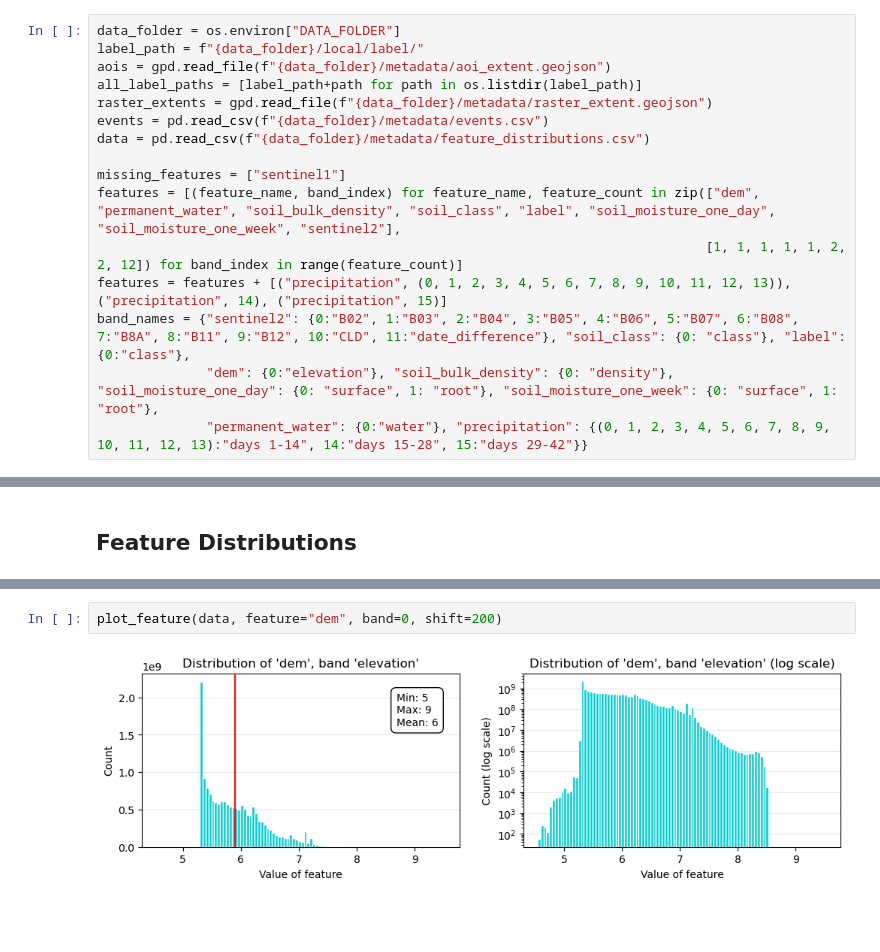
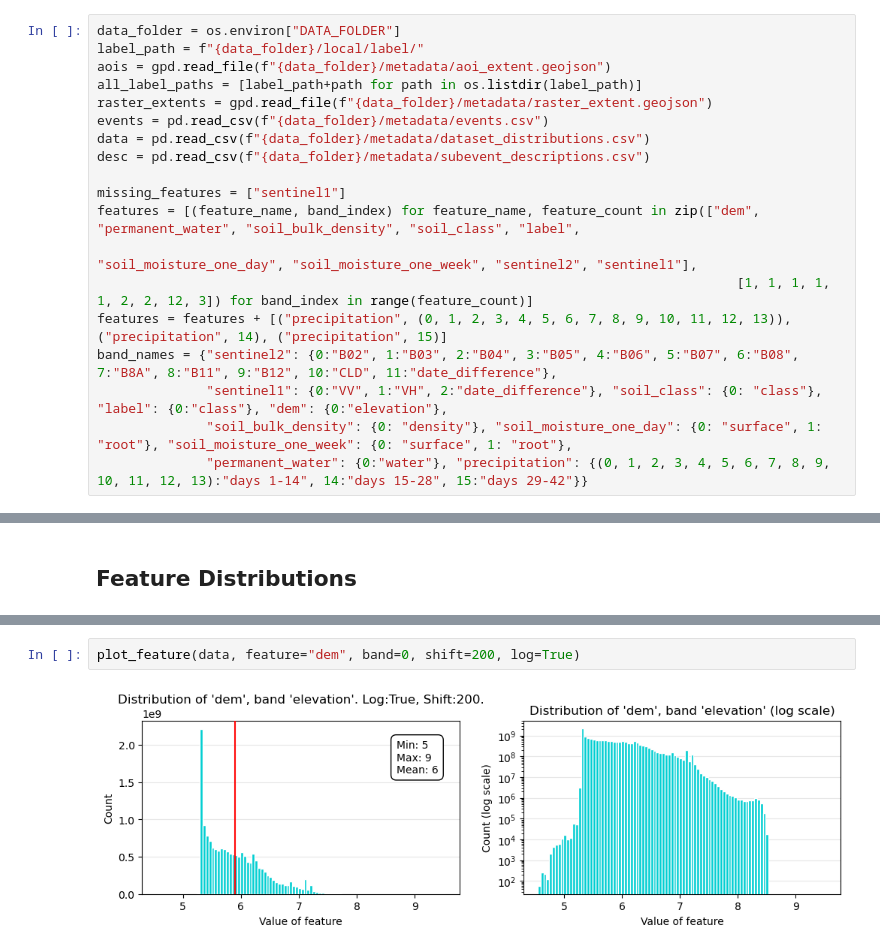
Before and after one commit to Natasha-R/Flood-Prediction-Deep-Learning, a Jupyter notebook: analysis/explore_dataset.ipynb, the cells around one changed output, grey strips where cells are left out. Drawn from its saved outputs; the diff is of its cells as text; blank space fills up the shorter version.

Commit message:
Update dataset exploration

```diff
--- a/analysis/explore_dataset.ipynb
+++ b/analysis/explore_dataset.ipynb
@@ -16,12 +15,15 @@ aois = gpd.read_file(f"{data_folder}/metadata/aoi_extent.geojson")
 all_label_paths = [label_path+path for path in os.listdir(label_path)]
 raster_extents = gpd.read_file(f"{data_folder}/metadata/raster_extent.geojson")
 events = pd.read_csv(f"{data_folder}/metadata/events.csv")
-data = pd.read_csv(f"{data_folder}/metadata/feature_distributions.csv")
+data = pd.read_csv(f"{data_folder}/metadata/dataset_distributions.csv")
+desc = pd.read_csv(f"{data_folder}/metadata/subevent_descriptions.csv")
 
 missing_features = ["sentinel1"]
-features = [(feature_name, band_index) for feature_name, feature_count in zip(["dem", "permanent_water", "soil_bulk_density", "soil_class", "label", "soil_moisture_one_day", "soil_moisture_one_week", "sentinel2"],
-                                                                              [1, 1, 1, 1, 1, 2, 2, 12]) for band_index in range(feature_count)]
+features = [(feature_name, band_index) for feature_name, feature_count in zip(["dem", "permanent_water", "soil_bulk_density", "soil_class", "label",
+                                                                                   "soil_moisture_one_day", "soil_moisture_one_week", "sentinel2", "sentinel1"],
+                                                                                  [1, 1, 1, 1, 1, 2, 2, 12, 3]) for band_index in range(feature_count)]
 features = features + [("precipitation", (0, 1, 2, 3, 4, 5, 6, 7, 8, 9, 10, 11, 12, 13)), ("precipitation", 14), ("precipitation", 15)]
-band_names = {"sentinel2": {0:"B02", 1:"B03", 2:"B04", 3:"B05", 4:"B06", 5:"B07", 6:"B08", 7:"B8A", 8:"B11", 9:"B12", 10:"CLD", 11:"date_difference"}, "soil_class": {0: "class"}, "label": {0:"class"},
-              "dem": {0:"elevation"}, "soil_bulk_density": {0: "density"}, "soil_moisture_one_day": {0: "surface", 1: "root"}, "soil_moisture_one_week": {0: "surface", 1: "root"},
+band_names = {"sentinel2": {0:"B02", 1:"B03", 2:"B04", 3:"B05", 4:"B06", 5:"B07", 6:"B08", 7:"B8A", 8:"B11", 9:"B12", 10:"CLD", 11:"date_difference"},
+              "sentinel1": {0:"VV", 1:"VH", 2:"date_difference"}, "soil_class": {0: "class"}, "label": {0:"class"}, "dem": {0:"elevation"},
+              "soil_bulk_density": {0: "density"}, "soil_moisture_one_day": {0: "surface", 1: "root"}, "soil_moisture_one_week": {0: "surface", 1: "root"},
               "permanent_water": {0:"water"}, "precipitation": {(0, 1, 2, 3, 4, 5, 6, 7, 8, 9, 10, 11, 12, 13):"days 1-14", 14:"days 15-28", 15:"days 29-42"}}
@@ -220,5 +211,5 @@ plot_features(data, features, band_names)
 # %%
-plot_feature(data, feature="dem", band=0, shift=200)
+plot_feature(data, feature="dem", band=0, shift=200, log=True)
 # %% [output]
-[figure, old version]
+[figure, new version]
 # %%
```
Also changed, not shown: parts of 15 cells of this notebook.
